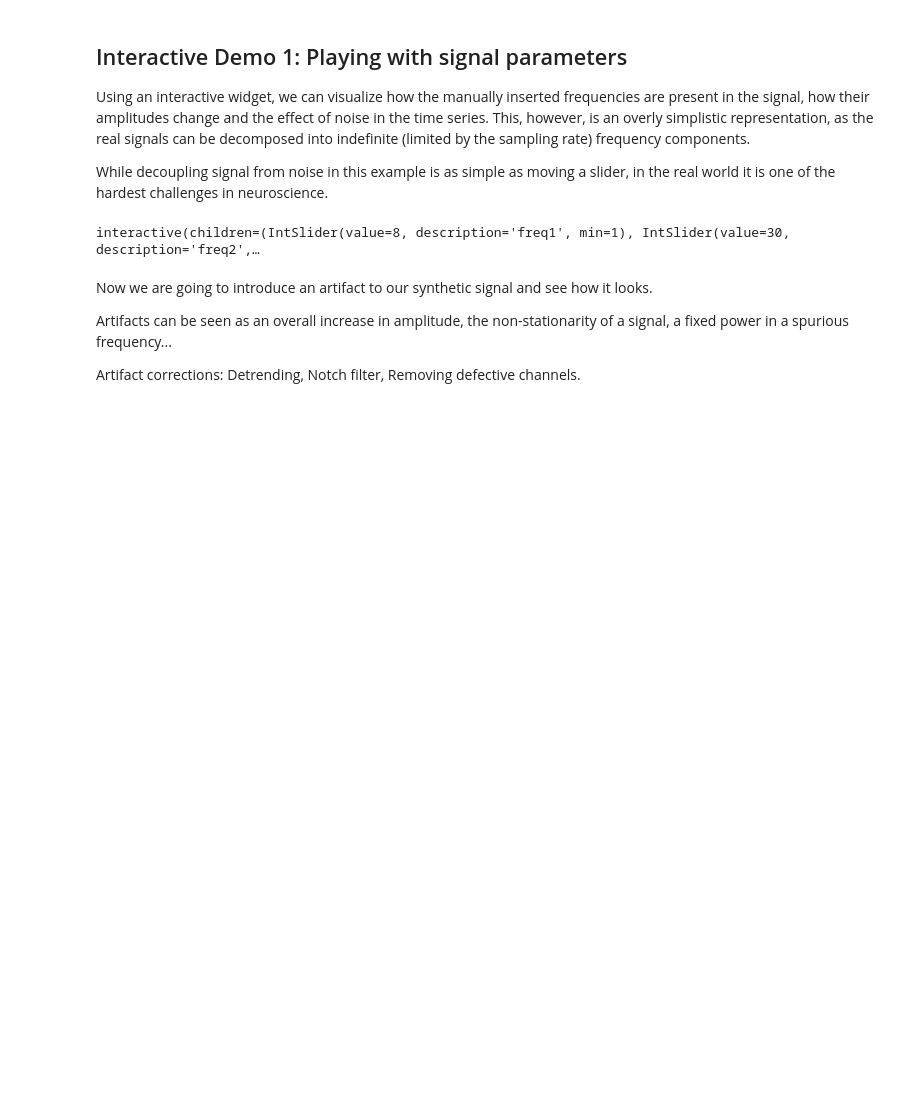
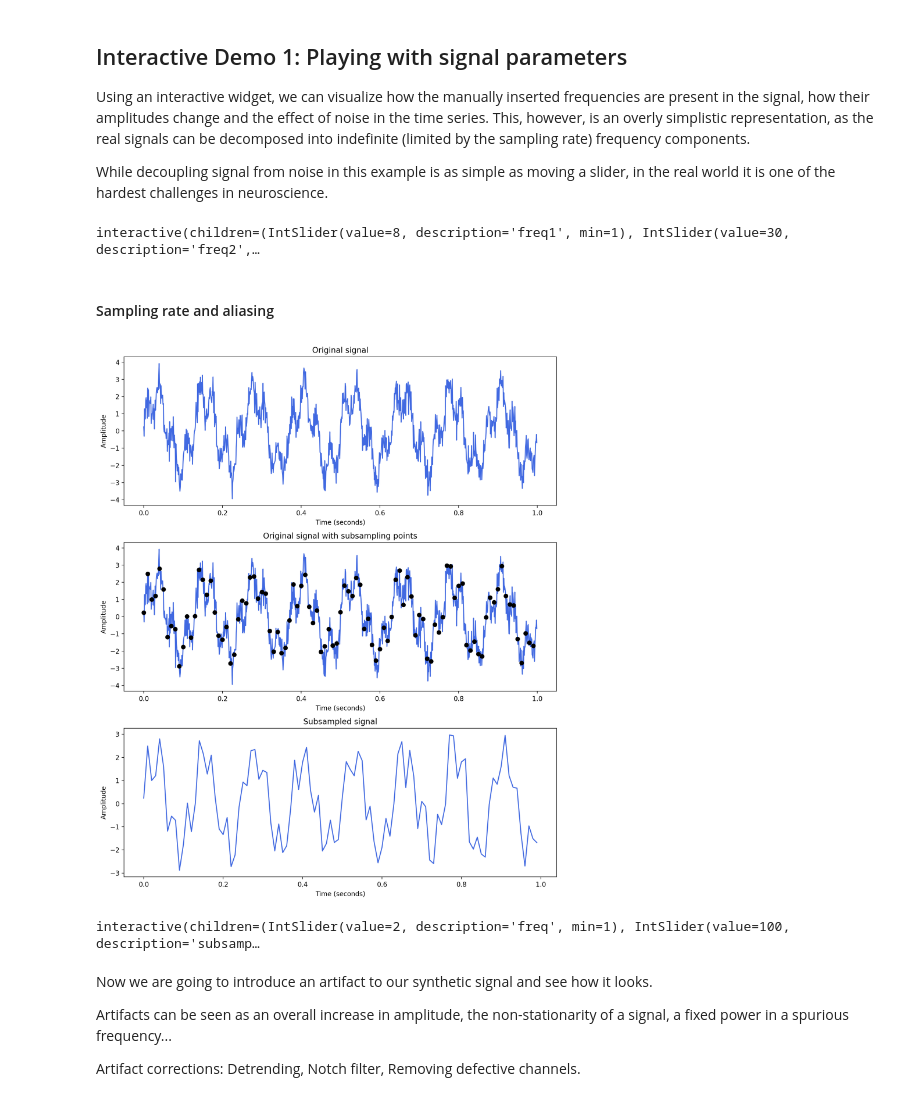
Before and after one commit to lucaase/LFP-analysis-HS, a Jupyter notebook: Course-Notebook.ipynb, the cells around one changed output. Cells and saved outputs as stored; diff of their text form; code cells hidden in the pictures; blank space fills up the shorter version.

```diff
--- a/Course-Notebook.ipynb
+++ b/Course-Notebook.ipynb
@@ -132,6 +134,83 @@ def plot_data_estimate(freq1, freq2, amp1, amp2, noise):
   plt.show()
 # %% [output]
 interactive(children=(IntSlider(value=8, description='freq1', min=1), IntSlider(value=30, description='freq2',…
+# %% [markdown]
+#### Sampling rate and aliasing
+# %%
+# Create a 3x1 figure
+fig, axs = plt.subplots(3, 1, figsize=(10, 12))
+
+# Plot the original signal
+axs[0].plot(t, LFP, 'royalblue')
+axs[0].set_title('Original signal')
+axs[0].set_xlabel('Time (seconds)')
+axs[0].set_ylabel('Amplitude')
+
+# Subsample the signal at 100 Hz
+sub_LFP = LFP[::10]
+sub_t = t[::10]
+
+# Plot the original signal with subsampling points
+axs[1].plot(t, LFP, 'royalblue')
+axs[1].plot(sub_t, sub_LFP, 'ko')
+axs[1].set_title('Original signal with subsampling points')
+axs[1].set_xlabel('Time (seconds)')
+axs[1].set_ylabel('Amplitude')
+
+# Plot the subsampled signal
+axs[2].plot(sub_t, sub_LFP, 'royalblue')
+axs[2].set_title('Subsampled signal')
+axs[2].set_xlabel('Time (seconds)')
+axs[2].set_ylabel('Amplitude')
+
+# Show the figure
+plt.tight_layout()
+plt.show()
+# %% [output]
+[figure, added]
+# %%
+# Create an interactive widget with sliders for frequency and subsampling rate
+@widgets.interact(freq=widgets.IntSlider(2, min=1, max=100),
+                  subsample_rate=widgets.IntSlider(100, min=1, max=100))
+
+def plot_data_estimate(freq, subsample_rate):
+  # Generate the time vector
+  t = np.arange(0, 1, 1/fs)
+
+  # Generate the original signal
+  LFP = np.sin(2*np.pi*freq*t)
+
+  # Subsample the signal
+  sub_LFP = LFP[::subsample_rate]
+  sub_t = t[::subsample_rate]
+
+  # Create a 3x1 figure
+  fig, axs = plt.subplots(3, 1, figsize=(10, 12))
+
+  # Plot the original signal
+  axs[0].plot(t, LFP, 'royalblue')
+  axs[0].set_title('Original signal')
+  axs[0].set_xlabel('Time (seconds)')
+  axs[0].set_ylabel('Amplitude')
+
+  # Plot the original signal with subsampling points
+  axs[1].plot(t, LFP, 'royalblue')
+  axs[1].plot(sub_t, sub_LFP, 'ko')
+  axs[1].set_title('Original signal with subsampling points')
+  axs[1].set_xlabel('Time (seconds)')
+  axs[1].set_ylabel('Amplitude')
+
+  # Plot the subsampled signal
+  axs[2].plot(sub_t, sub_LFP, 'royalblue')
+  axs[2].set_title('Subsampled signal')
+  axs[2].set_xlabel('Time (seconds)')
+  axs[2].set_ylabel('Amplitude')
+
+  # Show the figure
+  plt.tight_layout()
+  plt.show()
+# %% [output]
+interactive(children=(IntSlider(value=2, description='freq', min=1), IntSlider(value=100, description='subsamp…
 # %% [markdown]
 Now we are going to introduce an artifact to our synthetic signal and see how it looks.
 
```
Also changed, not shown: parts of 4 cells of this notebook.
